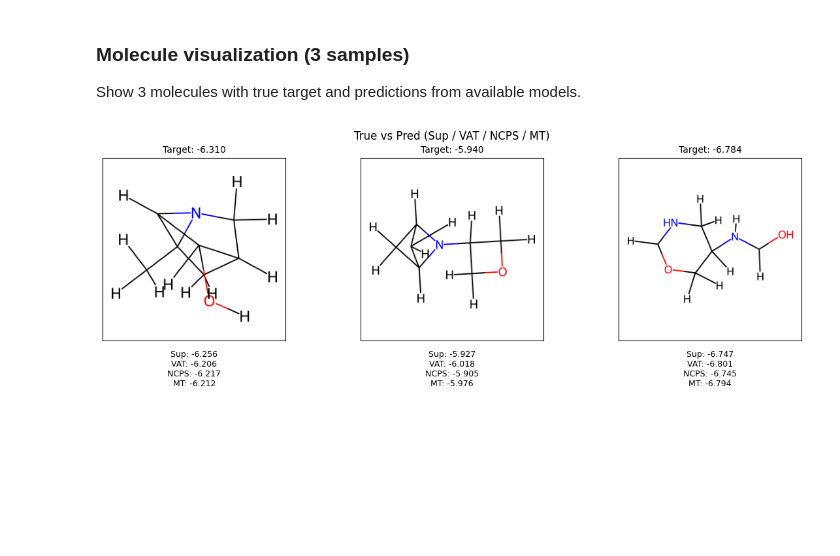
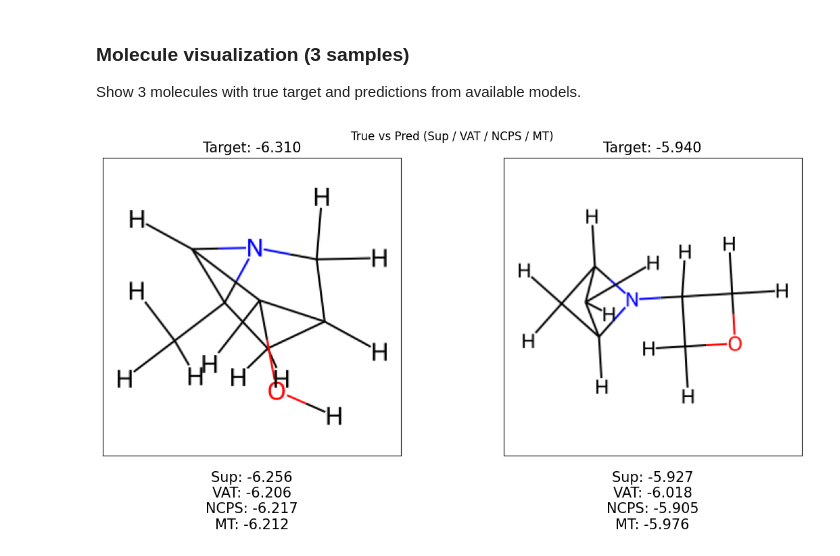
Before and after one commit to PabloDTU/gnn_intro, a Jupyter notebook: Notebook.ipynb, the cells around one changed output. Saved outputs shown, nothing was run; the diff lists cells and outputs as text; code cells hidden in the pictures; blank space fills up the shorter version.

```diff
--- a/Notebook.ipynb
+++ b/Notebook.ipynb
@@ -158,41 +158,41 @@ batch = next(iter(test_loader))
 x, targets = batch
 x_cpu, targets_cpu = x.cpu(), targets.cpu()
 
-n = min(3, x_cpu.num_graphs)
+n = min(2, x_cpu.num_graphs)
 fig, axes = plt.subplots(1, n, figsize=(12, 6))
 
 for ax, i in zip(axes, range(n)):
     g = x_cpu.get_example(i)
     mol = pyg_to_rdkit(g)
     if mol is None:
         ax.axis("off")
         continue
 
     # Génère l’image de la molécule
     img = Draw.MolToImage(mol, size=(300, 300))
     arr = np.array(img)
 
     # Calcule les prédictions
     true_val = float(targets_cpu[i].view(-1)[0].item())
     lines = []
     for name, model in models.items():
         pred = predict_single(model, g, y_mean, y_std, device)
         lines.append(f"{name}: {pred:.3f}")
 
     # Affichage
     ax.imshow(arr)
-    ax.set_title(f"Target: {true_val:.3f}", fontsize=10)
+    ax.set_title(f"Target: {true_val:.3f}", fontsize=12)
     ax.set_xticks([]); ax.set_yticks([])
     ax.text(
         0.5, -0.05,
         "\n".join(lines),
         ha="center", va="top",
         transform=ax.transAxes,
-        fontsize=9
+        fontsize=12
     )
 
-fig.suptitle("True vs Pred (Sup / VAT / NCPS / MT)", fontsize=12)
+fig.suptitle("True vs Pred (Sup / VAT / NCPS / MT)", fontsize=15)
 plt.tight_layout()
 plt.show()
 # %% [output]
-[figure, old version]
+[figure, new version]
```
